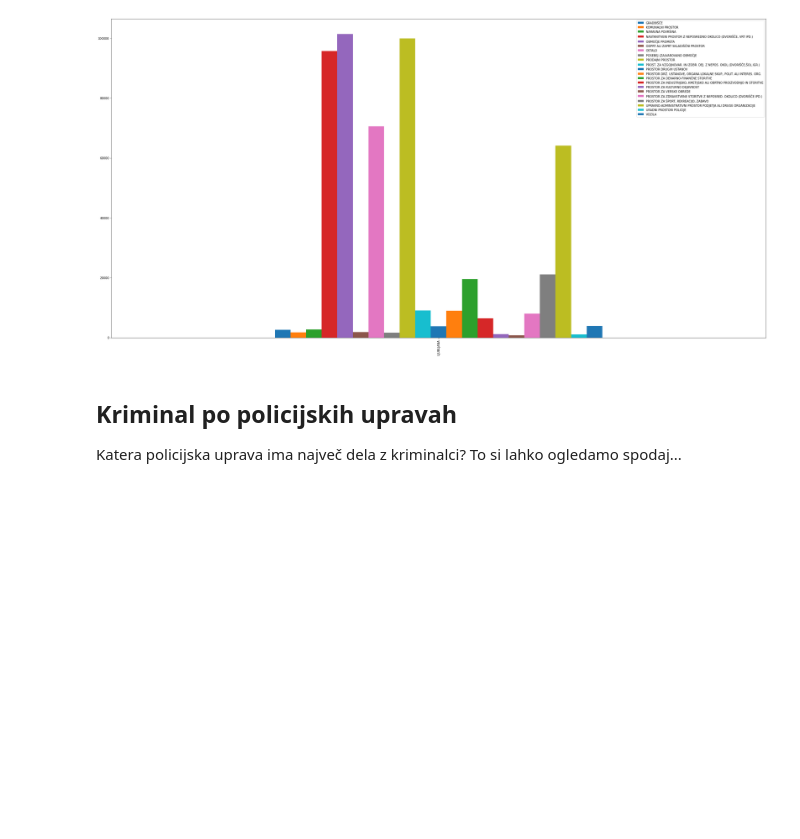
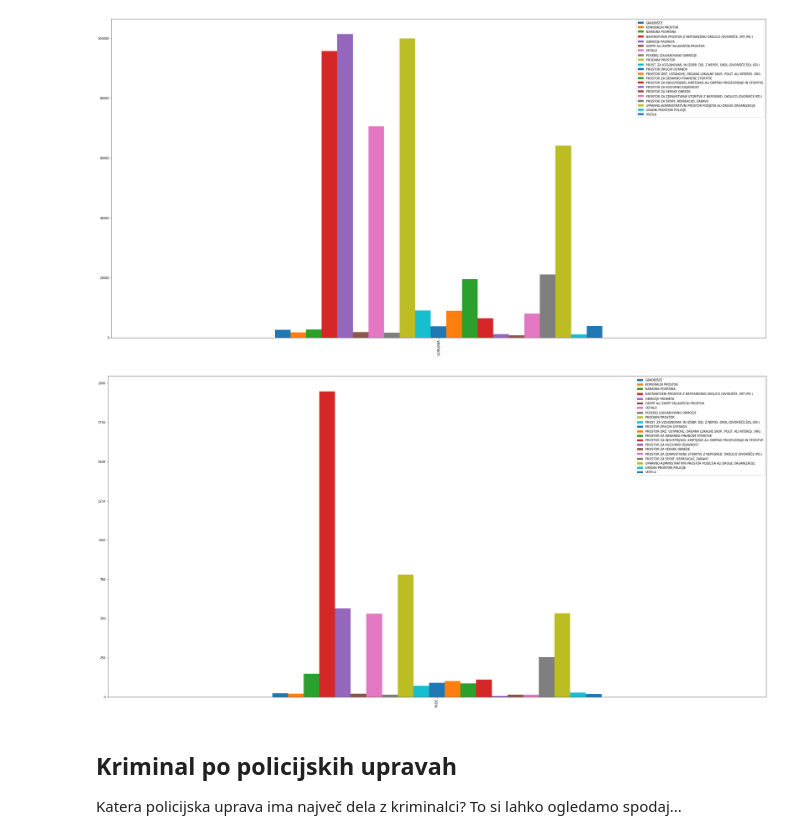
Before and after one commit to Nik-tech-cloud/PR22NGAMZ, a Jupyter notebook: seminar.ipynb, the cells around one changed output. Cells and saved outputs as stored; diff of their text form; code cells hidden in the pictures; blank space fills up the shorter version.

```diff
--- a/seminar.ipynb
+++ b/seminar.ipynb
@@ -666,6 +674,11 @@ dataf.filter(items = ['LJUBLJANA'], axis=0).plot(figsize=(40,20), kind='bar')
 plt.show()
 # %% [output]
 [figure]
+# %%
+dataf.filter(items = ['TRŽIČ'], axis=0).plot(figsize=(40,20), kind='bar')
+plt.show()
+# %% [output]
+[figure, added]
 # %% [markdown]
 ## Kriminal po policijskih upravah
 Katera policijska uprava ima največ dela z kriminalci? To si lahko ogledamo spodaj...
```
Also changed, not shown: parts of 9 cells of this notebook, 26 other files.
